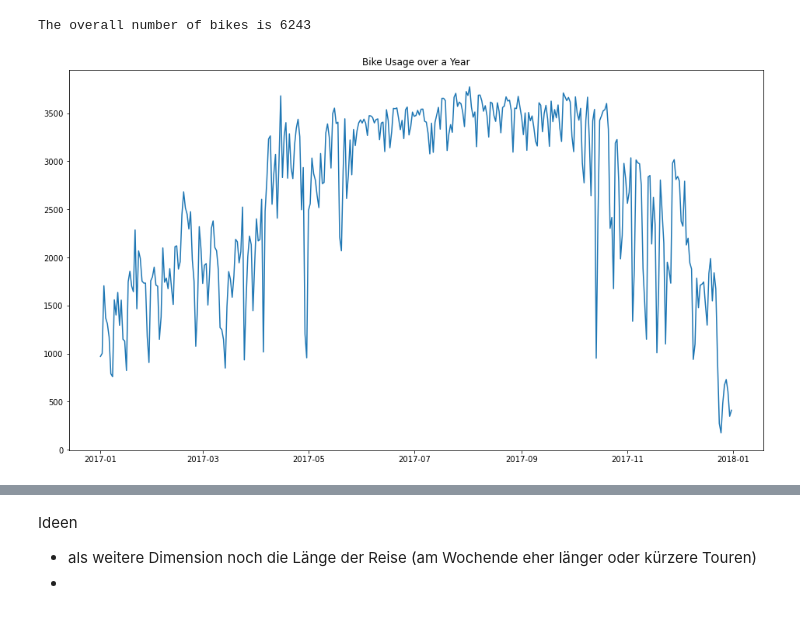
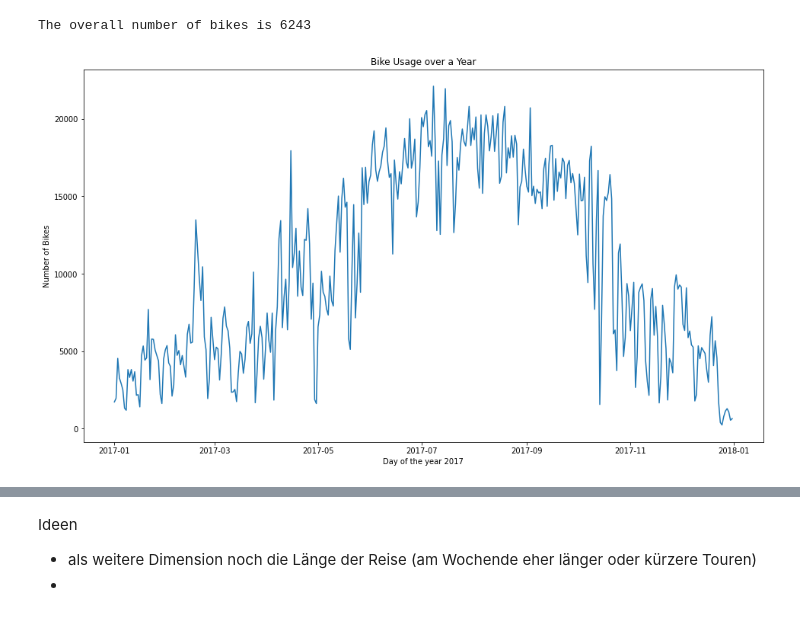
Before and after one commit to NeffIsBack/ThePredictors_DSML_Team_Assignment, a Jupyter notebook: Code_TeamAssignment.ipynb, the cells around one changed output, grey strips where cells are left out. Saved outputs shown, nothing was run; the diff lists cells and outputs as text; code cells hidden in the pictures.

```diff
--- a/Code_TeamAssignment.ipynb
+++ b/Code_TeamAssignment.ipynb
@@ -80,3 +102,5 @@ chicago_data.sort_values(['start_time'], inplace = True)
+# %%
+chicago_data["Date"] = chicago_data['start_time'].dt.date
 # %%
 number_bikes = len(chicago_data['bike_id'].unique())
 print("The overall number of bikes is {}".format(number_bikes))
@@ -94,18 +109,14 @@ def get_hour (ts):
-# %%
-chicago_data["Weekday"] = chicago_data['start_time'].apply(lambda x: get_weekday(x))
-# %%
-chicago_data["Hour"] = chicago_data['start_time'].apply(lambda x: get_hour(x))
-# %%
-chicago_data["Date"] = chicago_data['start_time'].apply(lambda x: get_date(x))
 # %%
-chicago_data_Date_avail = chicago_data.groupby("Date")['bike_id'].nunique()
-chicago_data_Date_avail
+chicago_data_Date_avail = chicago_data.groupby("Date")['bike_id'].count()
+chicago_data_Date_avail = pd.DataFrame(chicago_data_Date_avail)
 
 fig, ax = plt.subplots(figsize = (16,9))
 
 ax.plot(chicago_data_Date_avail)
 
 ax.set_title('Bike Usage over a Year')
+ax.set_ylabel("Number of Bikes")
+ax.set_xlabel("Day of the year 2017")
 plt.show()
 # %% [output]
-[figure, old version]
+[figure, new version]
```
Also changed, not shown: parts of 47 cells of this notebook, 2 other files.
